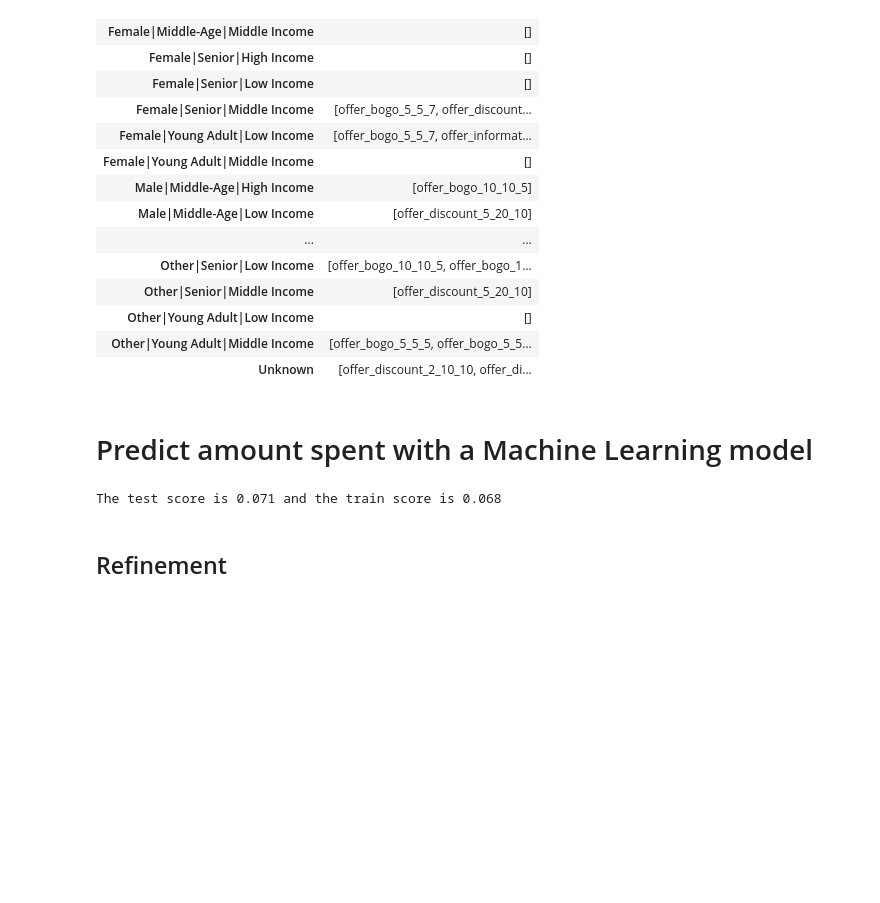
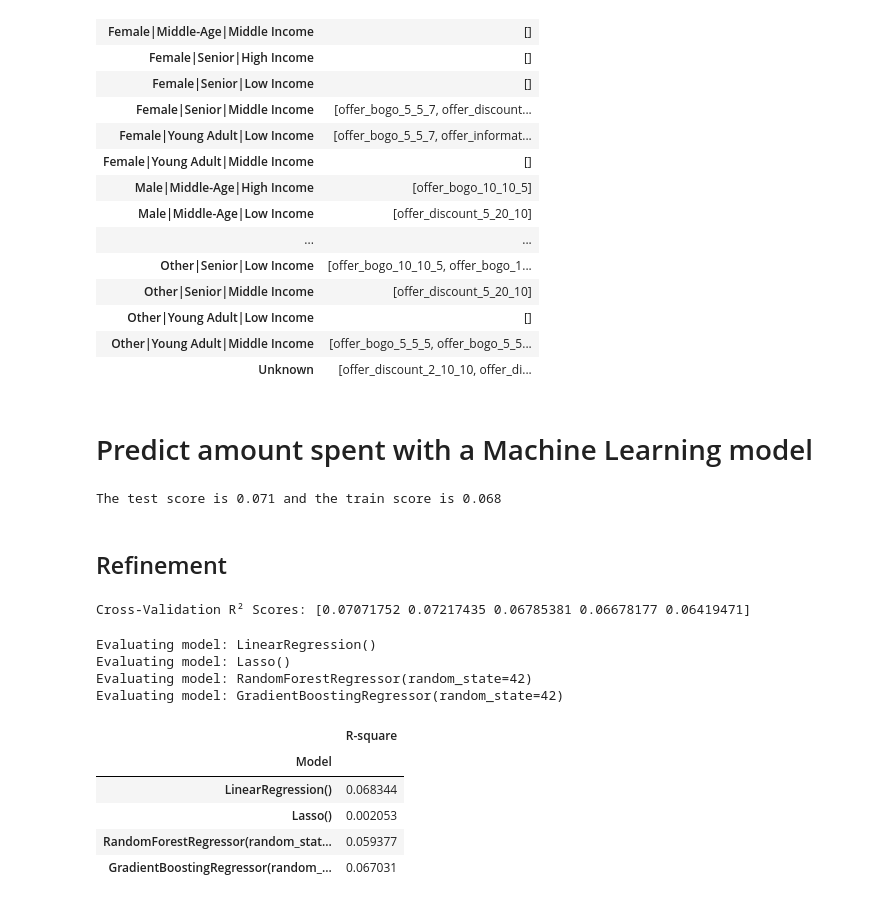
Before and after one commit to atrgz/starbucks_capstone, a Jupyter notebook: Starbucks_Capstone_notebook.ipynb, the cells around one changed output. Drawn from its saved outputs; the diff is of its cells as text; code cells hidden in the pictures; blank space fills up the shorter version.

```diff
--- a/Starbucks_Capstone_notebook.ipynb
+++ b/Starbucks_Capstone_notebook.ipynb
@@ -781,0 +752,59 @@ print(f"Standard Deviation of R²: {np.std(cv_scores):.4f}")
+# %%
+# try Kfolds
+cv_scores = model_fit_cross_validation(LinearRegression(), X, y)
+
+# Print results
+print(f"Cross-Validation R² Scores: {cv_scores}")
+# %% [output]
+Cross-Validation R² Scores: [0.07071752 0.07217435 0.06785381 0.06678177 0.06419471]
+# %%
+def evaluate_models(models, X, y, n_splits=5):
+    '''
+    Evaluate multiple models and group the results (r-square)
+    INPUT:
+    models - list with model names
+    X - a dataframe with the response variable
+    y - a dataframe with the explanatory variable
+    n_splits - number of splits for Kfolds (default 5)
+
+    OUTPUT:
+    results - dataframe with model name and mean r-square
+    '''
+    results = []
+    for model in models:
+        model_name = model
+        print(f"Evaluating model: {model_name}") # print current model
+        cv_scores = model_fit_cross_validation(model_name, X, y, n_splits)
+        # Store results (model name and average R-square score)
+        results.append({
+            'Model': model_name,
+            'R-square': np.mean(cv_scores)
+            })
+    # Convert results into a DataFrame
+    results_df = pd.DataFrame(results).set_index('Model')
+
+    return results_df
+# %%
+models = [
+    LinearRegression(),
+    Lasso(),
+    RandomForestRegressor(n_estimators=100, random_state=42),
+    GradientBoostingRegressor(n_estimators=100, random_state=42)
+]
+
+# Evaluate the models
+results_df = evaluate_models(models, X, y)
+# %% [output]
+Evaluating model: LinearRegression()
+Evaluating model: Lasso()
+Evaluating model: RandomForestRegressor(random_state=42)
+Evaluating model: GradientBoostingRegressor(random_state=42)
+# %%
+results_df
+# %% [output]
+|  | R-square |
+| Model |  |
+| LinearRegression() | 0.068344 |
+| Lasso() | 0.002053 |
+| RandomForestRegressor(random_stat... | 0.059377 |
+| GradientBoostingRegressor(random_... | 0.067031 |
```
Also changed, not shown: parts of 4 cells of this notebook.
